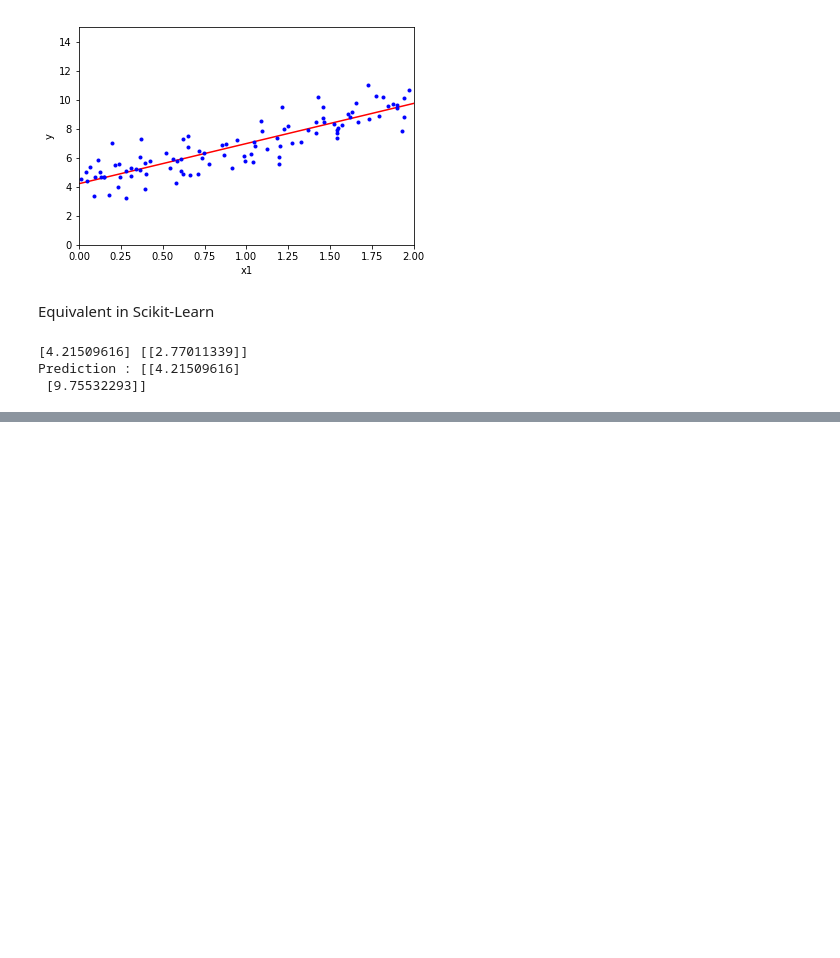
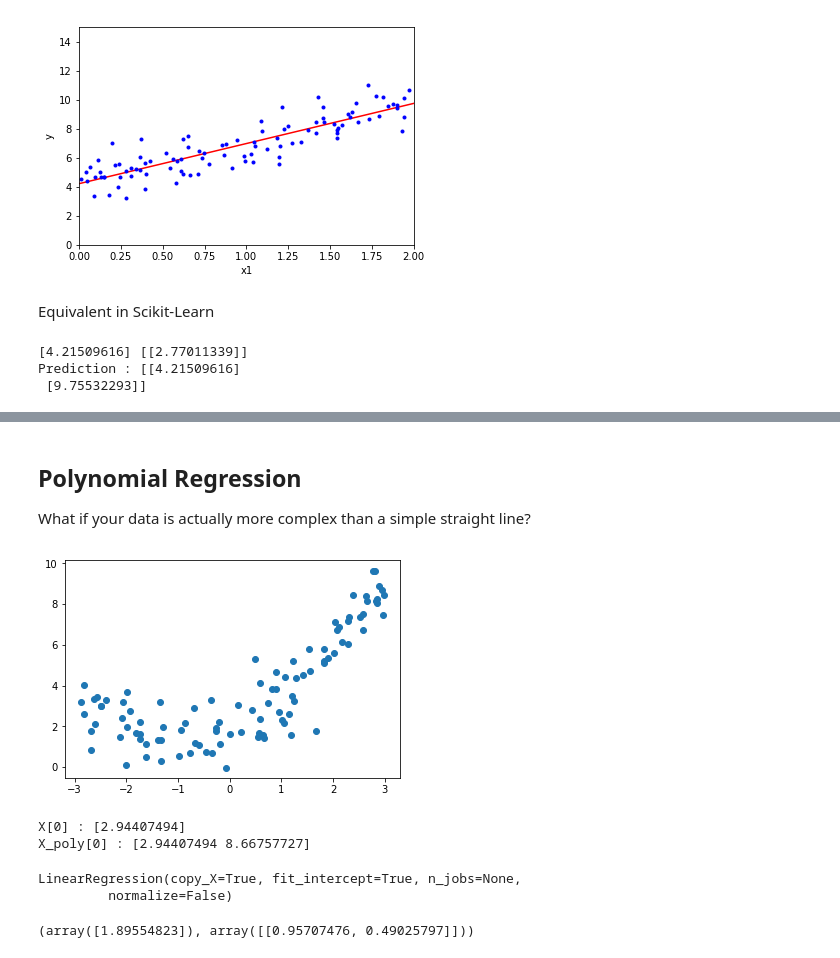
Before and after one commit to cvolcy/hands-on-mlbook, a Jupyter notebook: chapter_4.ipynb, the cells around one changed output, grey strips where cells are left out. Cells and saved outputs as stored; diff of their text form; code cells hidden in the pictures; blank space fills up the shorter version.

Commit message:
Add gradient descent and polynomial regression

```diff
--- a/chapter_4.ipynb
+++ b/chapter_4.ipynb
@@ -73,0 +139,34 @@ Prediction : [[4.21509616]
+# %% [markdown]
+## Polynomial Regression
+
+What if your data is actually more complex than a simple straight line?
+# %%
+m = 100
+X = np.array(6 * np.random.rand(m, 1) - 3)
+y = 0.5 * X**2 + X + 2 + np.random.randn(m, 1)
+# %%
+plt.scatter(X, y)
+plt.show()
+# %% [output]
+[figure, added]
+# %%
+from sklearn.preprocessing import PolynomialFeatures
+
+poly_features = PolynomialFeatures(degree=2, include_bias=False)
+X_poly = poly_features.fit_transform(X)
+
+print(f"X[0] : {X[0]}")
+print(f"X_poly[0] : {X_poly[0]}")
+# %% [output]
+X[0] : [2.94407494]
+X_poly[0] : [2.94407494 8.66757727]
+# %%
+lin_reg = LinearRegression()
+lin_reg.fit(X_poly, y)
+# %% [output]
+LinearRegression(copy_X=True, fit_intercept=True, n_jobs=None,
+         normalize=False)
+# %%
+lin_reg.intercept_, lin_reg.coef_
+# %% [output]
+(array([1.89554823]), array([[0.95707476, 0.49025797]]))
```
Also changed, not shown: parts of 9 cells of this notebook, 1 other file.
